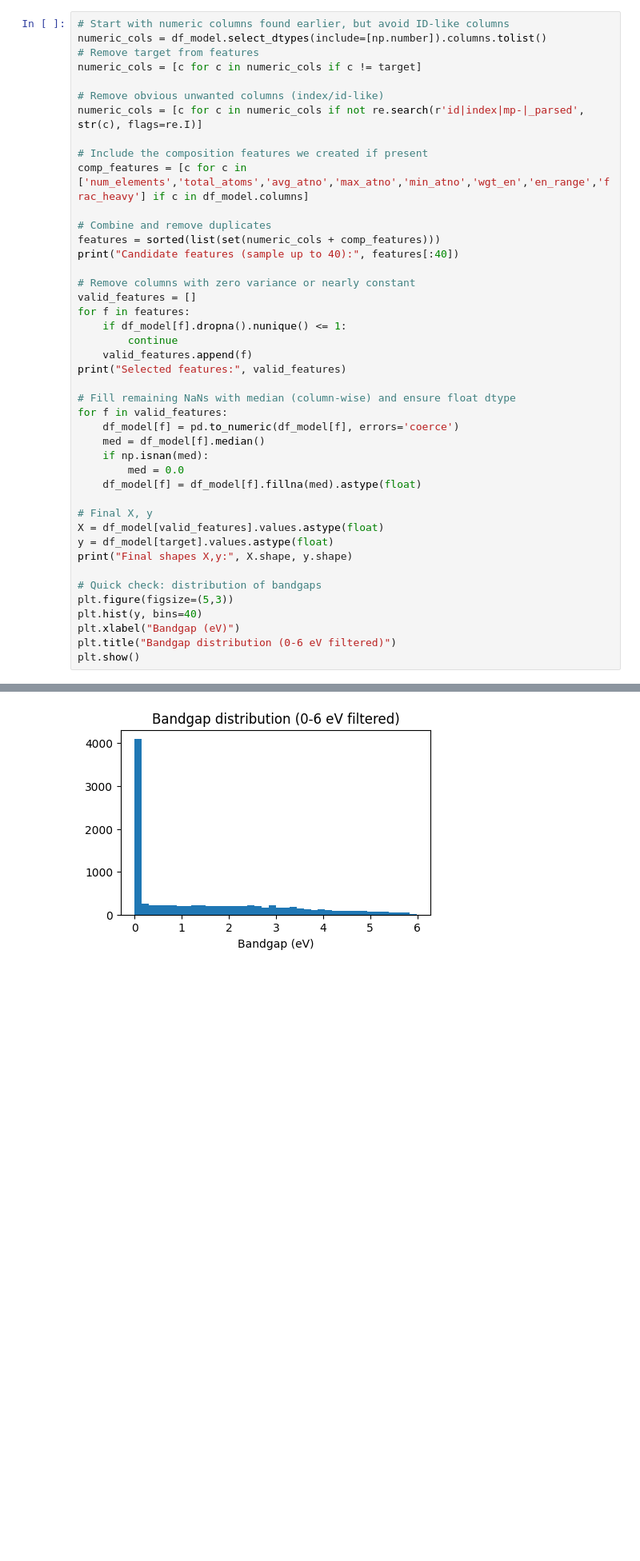
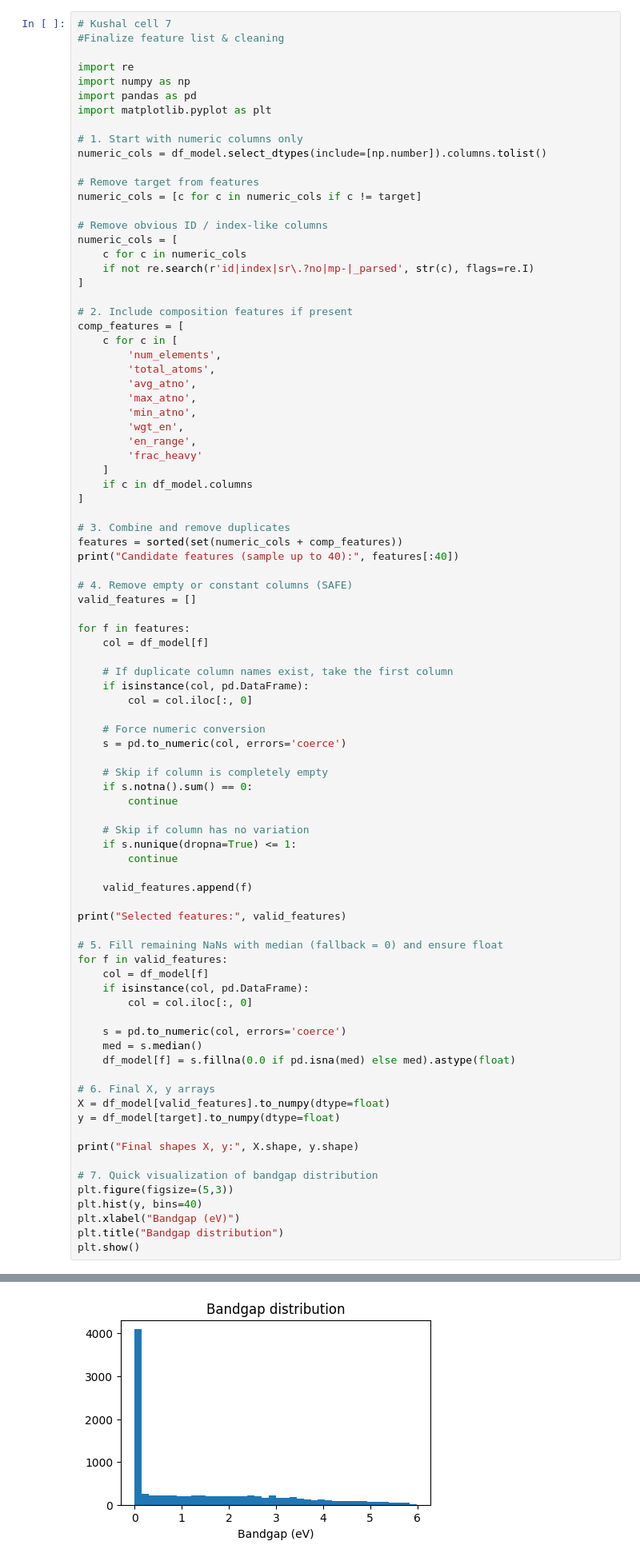
Before and after one commit to Kushal94gitgit/Research-project, a Jupyter notebook: Researchinbandgap.ipynb, the cells around one changed output, grey strips where cells are left out. Shown at 80% size. Cells and saved outputs as stored; diff of their text form; blank space fills up the shorter version.

```diff
--- a/Researchinbandgap.ipynb
+++ b/Researchinbandgap.ipynb
@@ -418,46 +348,90 @@ Detected formula column: formula_pretty
 Composition features added successfully:
 ['num_elements', 'total_atoms', 'avg_atno', 'max_atno', 'min_atno', 'avg_en', 'en_range', 'frac_heavy']
 # %%
-# Start with numeric columns found earlier, but avoid ID-like columns
+# Kushal cell 7
+#Finalize feature list & cleaning
+
+import re
+import numpy as np
+import pandas as pd
+import matplotlib.pyplot as plt
+
+# 1. Start with numeric columns only
 numeric_cols = df_model.select_dtypes(include=[np.number]).columns.tolist()
+
 # Remove target from features
 numeric_cols = [c for c in numeric_cols if c != target]
 
-# Remove obvious unwanted columns (index/id-like)
-numeric_cols = [c for c in numeric_cols if not re.search(r'id|index|mp-|_parsed', str(c), flags=re.I)]
+# Remove obvious ID / index-like columns
+numeric_cols = [
+    c for c in numeric_cols
+    if not re.search(r'id|index|sr\.?no|mp-|_parsed', str(c), flags=re.I)
+]
 
-# Include the composition features we created if present
-comp_features = [c for c in ['num_elements','total_atoms','avg_atno','max_atno','min_atno','wgt_en','en_range','frac_heavy'] if c in df_model.columns]
+# 2. Include composition features if present
+comp_features = [
+    c for c in [
+        'num_elements',
+        'total_atoms',
+        'avg_atno',
+        'max_atno',
+        'min_atno',
+        'wgt_en',
+        'en_range',
+        'frac_heavy'
+    ]
+    if c in df_model.columns
+]
 
-# Combine and remove duplicates
-features = sorted(list(set(numeric_cols + comp_features)))
+# 3. Combine and remove duplicates
+features = sorted(set(numeric_cols + comp_features))
 print("Candidate features (sample up to 40):", features[:40])
 
-# Remove columns with zero variance or nearly constant
+# 4. Remove empty or constant columns (SAFE)
 valid_features = []
+
 for f in features:
-    if df_model[f].dropna().nunique() <= 1:
+    col = df_model[f]
+
+    # If duplicate column names exist, take the first column
+    if isinstance(col, pd.DataFrame):
+        col = col.iloc[:, 0]
+
+    # Force numeric conversion
+    s = pd.to_numeric(col, errors='coerce')
+
+    # Skip if column is completely empty
+    if s.notna().sum() == 0:
         continue
+
+    # Skip if column has no variation
+    if s.nunique(dropna=True) <= 1:
+        continue
+
     valid_features.append(f)
+
 print("Selected features:", valid_features)
 
-# Fill remaining NaNs with median (column-wise) and ensure float dtype
+# 5. Fill remaining NaNs with median (fallback = 0) and ensure float
 for f in valid_features:
-    df_model[f] = pd.to_numeric(df_model[f], errors='coerce')
-    med = df_model[f].median()
-    if np.isnan(med):
-        med = 0.0
-    df_model[f] = df_model[f].fillna(med).astype(float)
+    col = df_model[f]
+    if isinstance(col, pd.DataFrame):
+        col = col.iloc[:, 0]
 
-# Final X, y
-X = df_model[valid_features].values.astype(float)
-y = df_model[target].values.astype(float)
-print("Final shapes X,y:", X.shape, y.shape)
+    s = pd.to_numeric(col, errors='coerce')
+    med = s.median()
+    df_model[f] = s.fillna(0.0 if pd.isna(med) else med).astype(float)
 
-# Quick check: distribution of bandgaps
+# 6. Final X, y arrays
+X = df_model[valid_features].to_numpy(dtype=float)
+y = df_model[target].to_numpy(dtype=float)
+
+print("Final shapes X, y:", X.shape, y.shape)
+
+# 7. Quick visualization of bandgap distribution
 plt.figure(figsize=(5,3))
 plt.hist(y, bins=40)
 plt.xlabel("Bandgap (eV)")
-plt.title("Bandgap distribution (0-6 eV filtered)")
+plt.title("Bandgap distribution")
 plt.show()
 # %% [output]
@@ -467,2 +441,2 @@ Final shapes X,y: (10000, 17) (10000,)
-[figure, old version]
+[figure, new version]
 # %%
```
Also changed, not shown: parts of 14 cells of this notebook.
